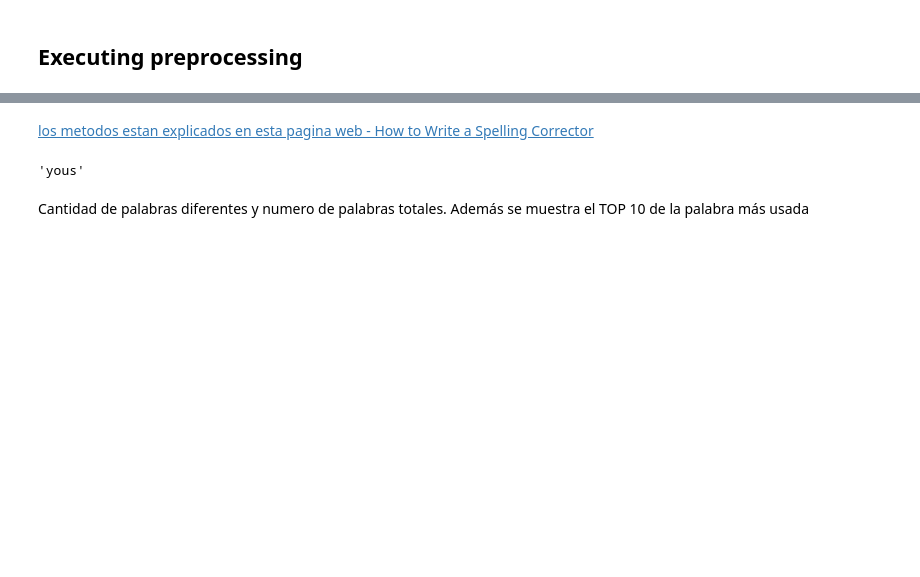
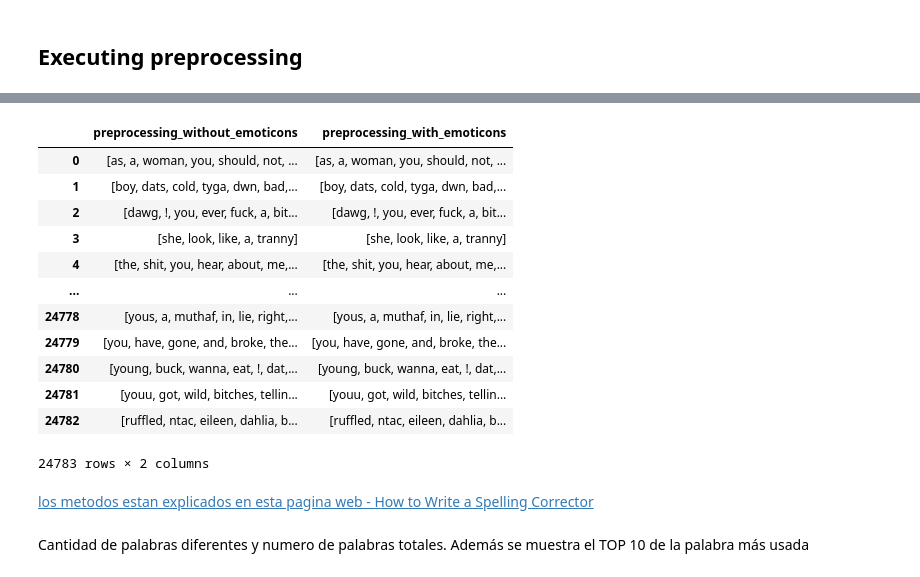
Before and after one commit to sergiobm3/ESI_MachineLearning, a Jupyter notebook: SSJ_Task2_Natural_Language_Processing.ipynb, the cells around one changed output, grey strips where cells are left out. Drawn from its saved outputs; the diff is of its cells as text; code cells hidden in the pictures; blank space fills up the shorter version.

```diff
--- a/SSJ_Task2_Natural_Language_Processing.ipynb
+++ b/SSJ_Task2_Natural_Language_Processing.ipynb
@@ -196,7 +183,7 @@ p.set_options(p.OPT.URL,p.OPT.HASHTAG, p.OPT.MENTION, p.OPT.SMILEY, p.OPT.ESCAPE
 tknzr = TweetTokenizer(strip_handles=True, reduce_len=True)
 # each sentence of tweet
 sentences = []
-for tweet in df['tweet']:
+for tweet in df['clean_tweet']:
     word_repeat= ""
     result = tknzr.tokenize(tweet)
     list_token = []
@@ -231,3 +218,4 @@ for tweet in df['tweet']:
 
 df_result['preprocessing_with_emoticons'] = sentences
 df_result
+# %% [output]
@@ -234,3 +225,16 @@ df_result
+|  | preprocessing_without_emoticons | preprocessing_with_emoticons |
+| 0 | [as, a, woman, you, should, not, ... | [as, a, woman, you, should, not, ... |
+| 1 | [boy, dats, cold, tyga, dwn, bad,... | [boy, dats, cold, tyga, dwn, bad,... |
+| 2 | [dawg, !, you, ever, fuck, a, bit... | [dawg, !, you, ever, fuck, a, bit... |
+| 3 | [she, look, like, a, tranny] | [she, look, like, a, tranny] |
+| 4 | [the, shit, you, hear, about, me,... | [the, shit, you, hear, about, me,... |
+| ... | ... | ... |
+| 24778 | [yous, a, muthaf, in, lie, right,... | [yous, a, muthaf, in, lie, right,... |
+| 24779 | [you, have, gone, and, broke, the... | [you, have, gone, and, broke, the... |
+| 24780 | [young, buck, wanna, eat, !, dat,... | [young, buck, wanna, eat, !, dat,... |
+| 24781 | [youu, got, wild, bitches, tellin... | [youu, got, wild, bitches, tellin... |
+| 24782 | [ruffled, ntac, eileen, dahlia, b... | [ruffled, ntac, eileen, dahlia, b... |
+24783 rows × 2 columns
 # %%
 #Comprobacion emoticonos
 print(df.iloc[24778]['tweet'])
@@ -296,9 +287,7 @@ def edits2(word):
     "All edits that are two edits away from `word`."
     return (e2 for e1 in edits1(word) for e2 in edits1(e1))
 # %%
-correction('yous')
+correction('nigg')
-# %% [output]
-'yous'
 # %% [markdown]
 Cantidad de palabras diferentes y numero de palabras totales. Además se muestra el TOP 10 de la palabra más usada
 # %%
```
Also changed, not shown: parts of 44 cells of this notebook.
